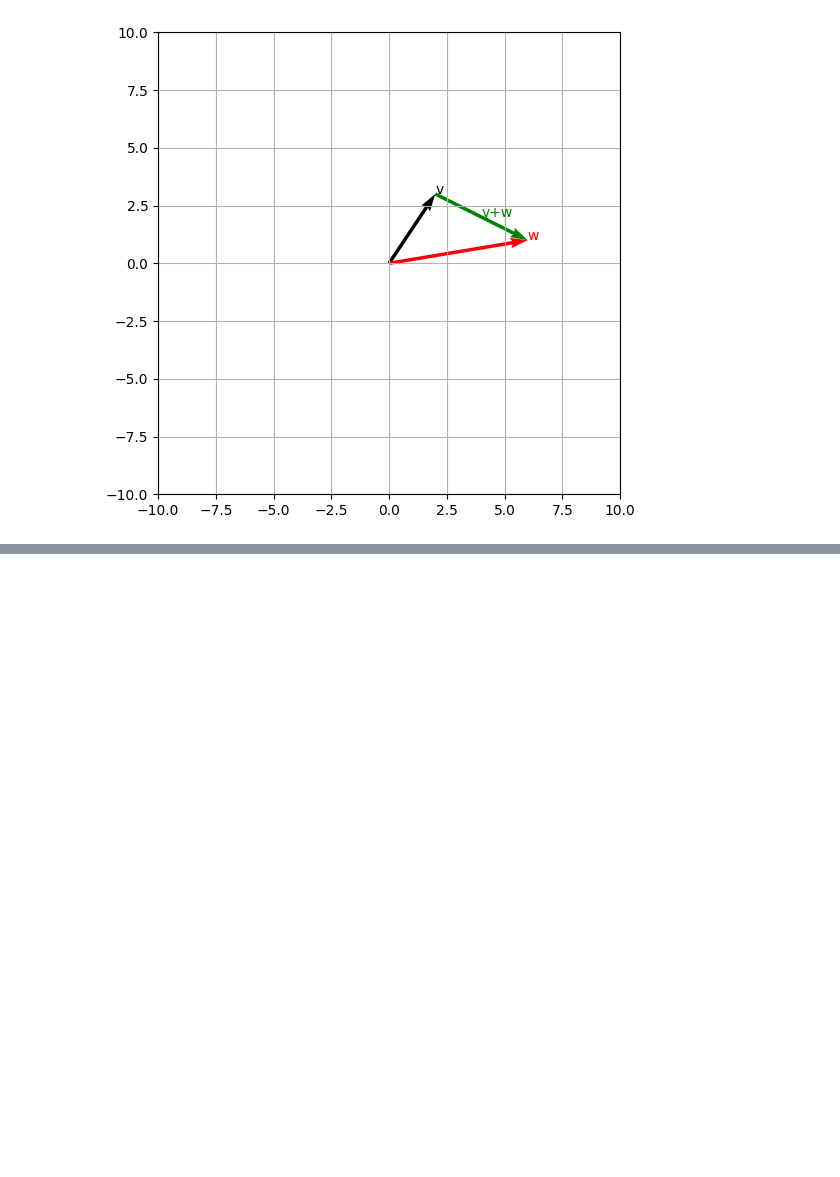
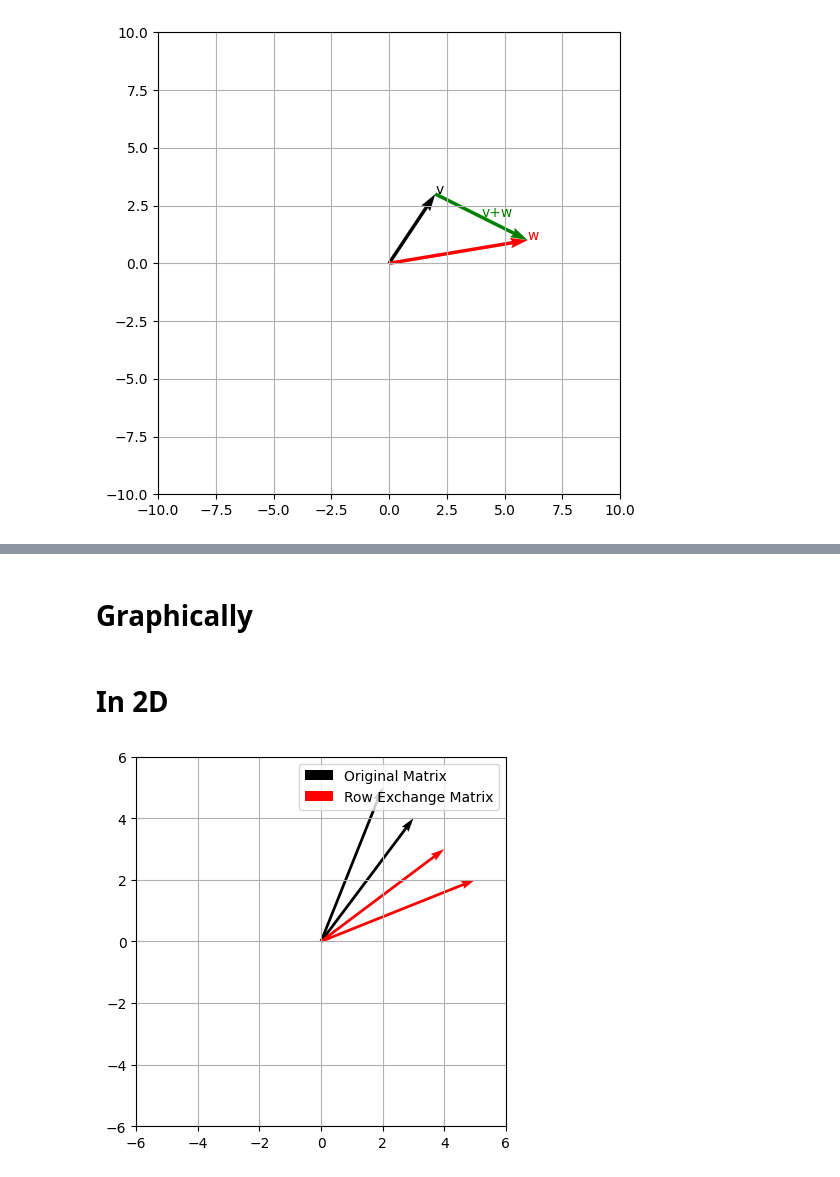
Before and after one commit to CoderAalok/Python_Libraries, a Jupyter notebook: Math for Machine Learning/vector_addition_scalar_multiplication.ipynb, the cells around one changed output, grey strips where cells are left out. Saved outputs shown, nothing was run; the diff lists cells and outputs as text; code cells hidden in the pictures; blank space fills up the shorter version.

```diff
--- a/Math for Machine Learning/vector_addition_scalar_multiplication.ipynb
+++ b/Math for Machine Learning/vector_addition_scalar_multiplication.ipynb
@@ -75,0 +206,26 @@ plt.show()
+# %% [markdown]
+# Graphically
+# %% [markdown]
+# In 2D
+# %%
+A = np.array([[3,2],[4,5]])
+P = np.zeros(A.shape, dtype=int)
+P[0,-1] = 1
+P[1, 0] = 1
+A_ex = P @ A
+origin = np.zeros(A.shape)
+
+fig, ax = plt.subplots()
+
+ax.quiver(*origin, *A, angles='xy', scale_units='xy', scale=1, color='k', label="Original Matrix")
+ax.quiver(*origin, *A_ex, angles='xy', scale_units='xy', scale=1, color='r', label='Row Exchange Matrix')
+
+ax.grid()
+ax.set_xlim(-6,6)
+ax.set_ylim(-6,6)
+ax.set_aspect('equal')
+ax.legend()
+
+plt.show()
+# %% [output]
+[figure, added]
```
Also changed, not shown: parts of 12 cells of this notebook.
